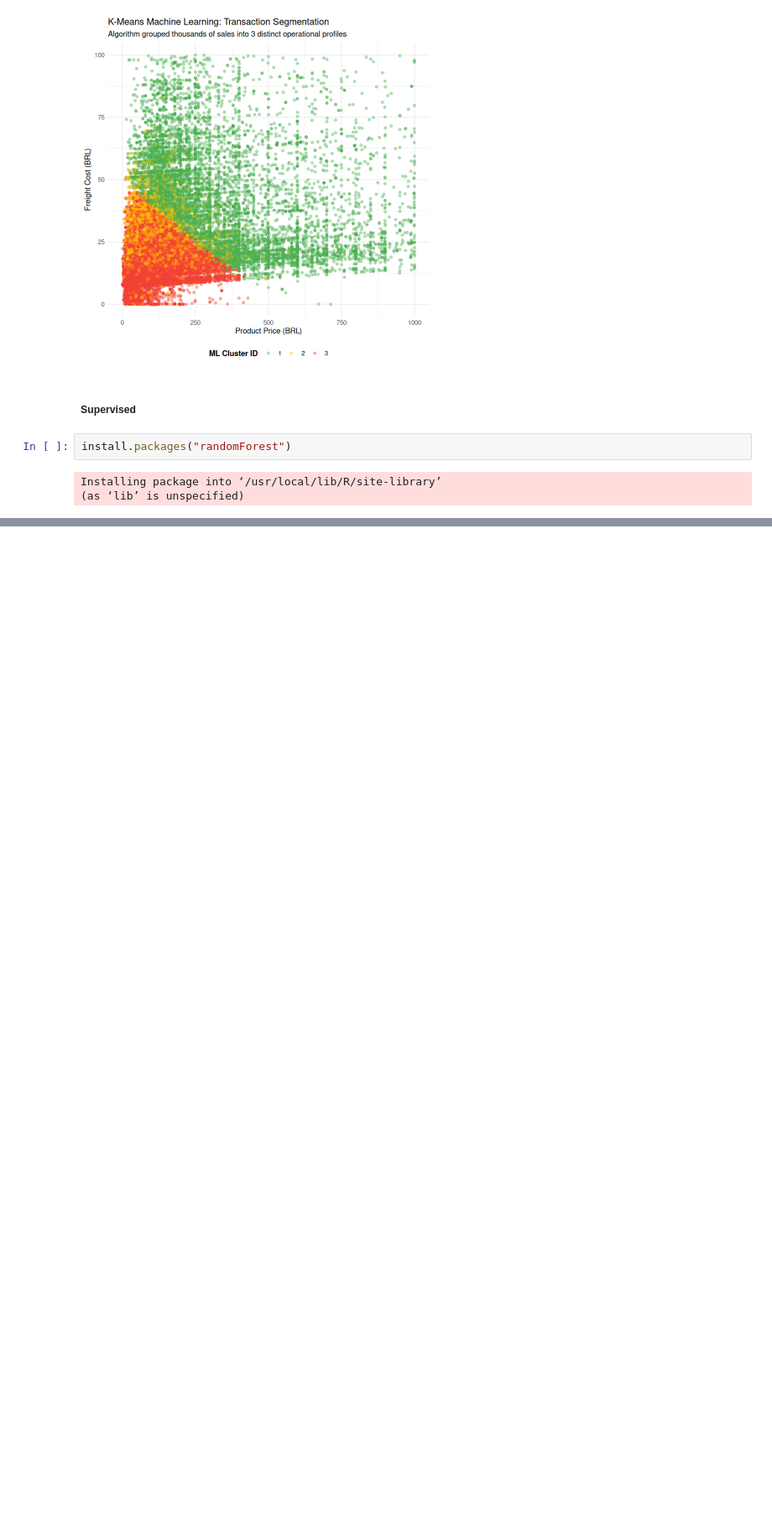
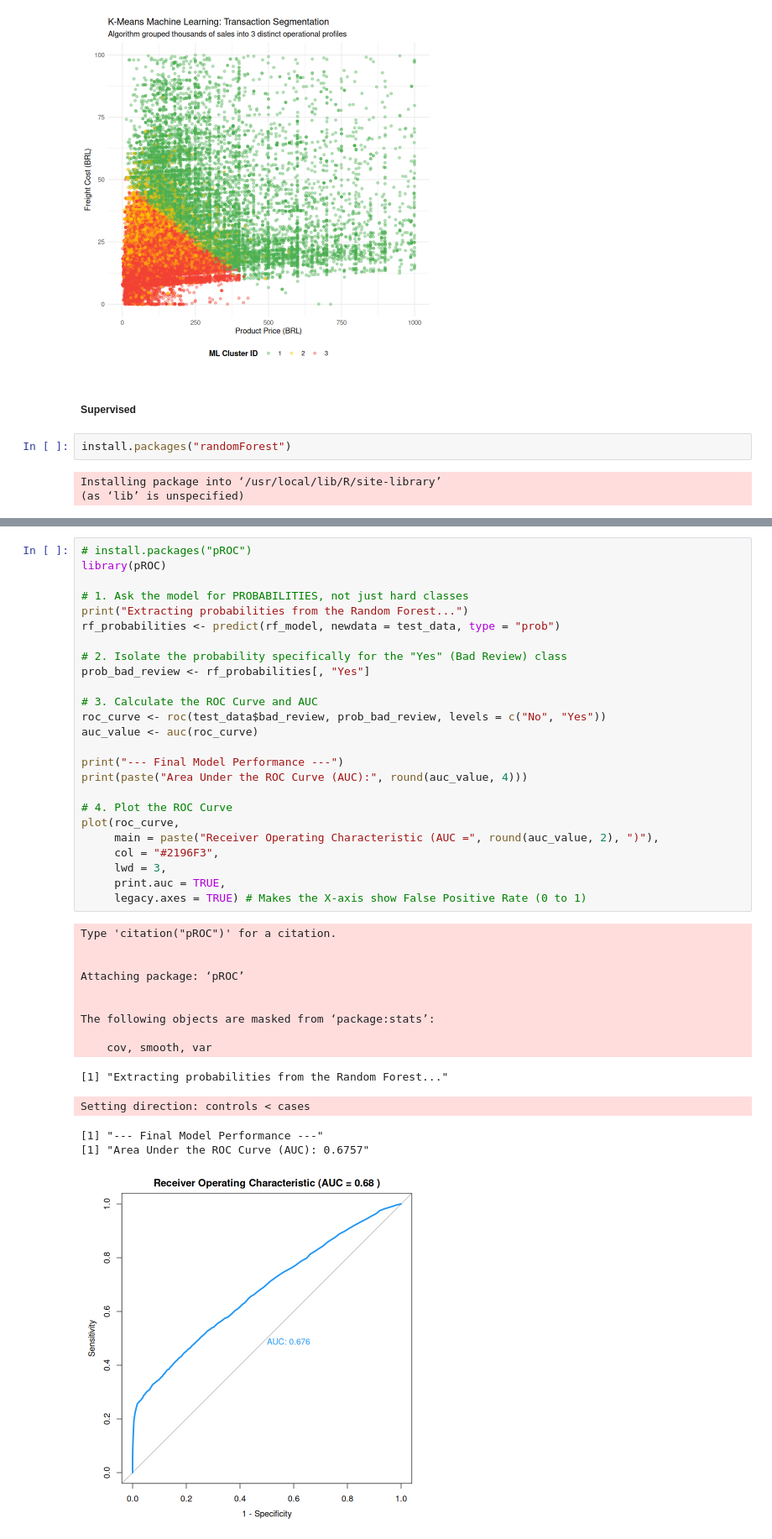
Before and after one commit to sky-akash/SPINAKER_D1_R_MarketAnalysis, a Jupyter notebook: data_eda.ipynb, the cells around one changed output, grey strips where cells are left out. Shown at 84% size. Saved outputs shown, nothing was run; the diff lists cells and outputs as text; blank space fills up the shorter version.

```diff
--- a/data_eda.ipynb
+++ b/data_eda.ipynb
@@ -1410,0 +1450,40 @@ ggsave("random_forest_importance.png", width = 10, height = 6, dpi = 300)
+# %%
+# install.packages("pROC")
+library(pROC)
+
+# 1. Ask the model for PROBABILITIES, not just hard classes
+print("Extracting probabilities from the Random Forest...")
+rf_probabilities <- predict(rf_model, newdata = test_data, type = "prob")
+
+# 2. Isolate the probability specifically for the "Yes" (Bad Review) class
+prob_bad_review <- rf_probabilities[, "Yes"]
+
+# 3. Calculate the ROC Curve and AUC
+roc_curve <- roc(test_data$bad_review, prob_bad_review, levels = c("No", "Yes"))
+auc_value <- auc(roc_curve)
+
+print("--- Final Model Performance ---")
+print(paste("Area Under the ROC Curve (AUC):", round(auc_value, 4)))
+
+# 4. Plot the ROC Curve
+plot(roc_curve,
+     main = paste("Receiver Operating Characteristic (AUC =", round(auc_value, 2), ")"),
+     col = "#2196F3",
+     lwd = 3,
+     print.auc = TRUE,
+     legacy.axes = TRUE) # Makes the X-axis show False Positive Rate (0 to 1)
+# %% [output]
+Type 'citation("pROC")' for a citation.
+
+
+Attaching package: ‘pROC’
+
+
+The following objects are masked from ‘package:stats’:
+
+    cov, smooth, var
+[1] "Extracting probabilities from the Random Forest..."
+Setting direction: controls < cases
+[1] "--- Final Model Performance ---"
+[1] "Area Under the ROC Curve (AUC): 0.6757"
+[figure, added]
```
Also changed, not shown: parts of 3 cells of this notebook, 1 other file.
